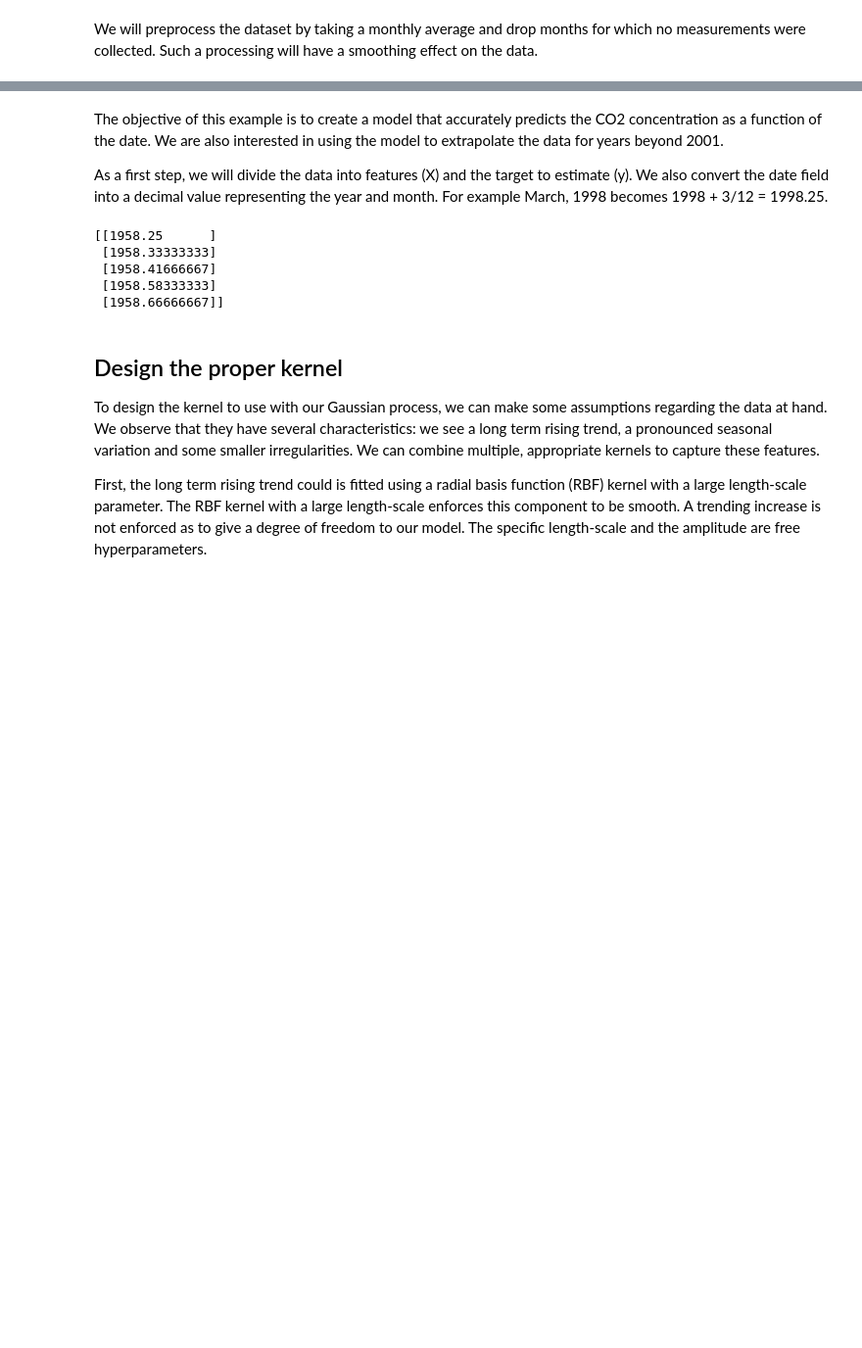
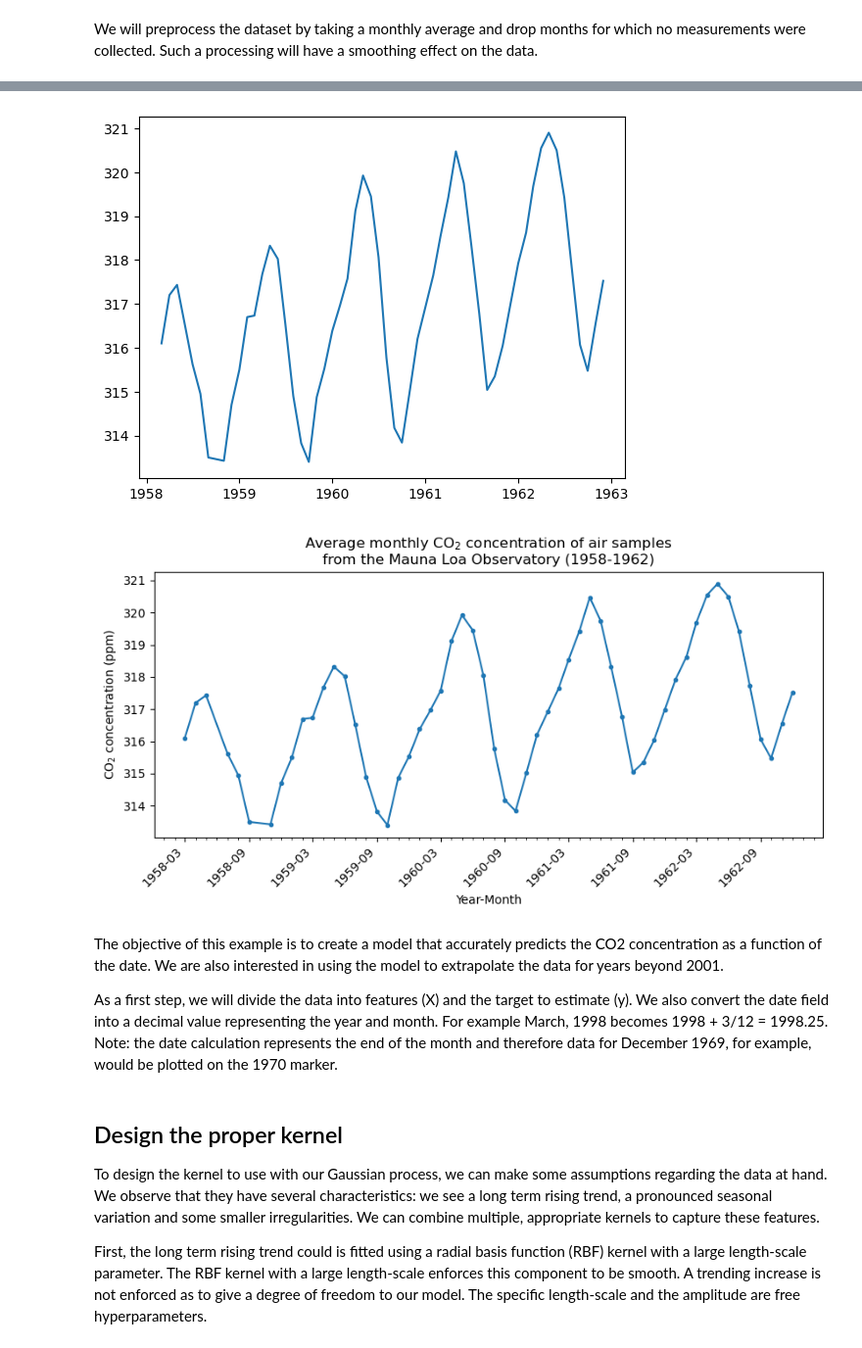
Before and after one commit to zuchm/Projects-in-DS-ML-AI, a Jupyter notebook: Project-1_CO2-Forecasting/plot_gpr_co2.ipynb, the cells around one changed output, grey strips where cells are left out. Shown at 98% size. Drawn from its saved outputs; the diff is of its cells as text; code cells hidden in the pictures; blank space fills up the shorter version.

```diff
--- a/Project-1_CO2-Forecasting/plot_gpr_co2.ipynb
+++ b/Project-1_CO2-Forecasting/plot_gpr_co2.ipynb
@@ -98,22 +99,51 @@ _ = plt.title(
+# %%
+import datetime as dt
+import matplotlib.dates as mdates
+
+
+co2_data = (
+    co2_data.sort(by="date")
+    .group_by_dynamic("date", every="1mo")
+    .agg(pl.col("co2").mean())
+    .drop_nulls()
+)
+
+co2_early = co2_data.filter(
+    pl.col("date").is_between(dt.date(1958, 1, 1), dt.date(1962, 12, 31))
+)
+
+plt.plot(co2_early["date"], co2_early["co2"])
+fig, ax = plt.subplots(figsize=(10, 4))
+ax.plot(co2_early["date"].to_list(), co2_early["co2"], marker="o", markersize=3)
+
+ax.xaxis.set_major_locator(mdates.MonthLocator(interval=6))
+ax.xaxis.set_major_formatter(mdates.DateFormatter("%Y-%m"))
+ax.xaxis.set_minor_locator(mdates.MonthLocator(interval=1))
+
+plt.setp(ax.get_xticklabels(), rotation=45, ha="right")
+ax.set_xlabel("Year-Month")
+plt.ylabel("CO$_2$ concentration (ppm)")
+_ = plt.title(
+    "Average monthly CO$_2$ concentration of air samples\nfrom the Mauna Loa Observatory (1958-1962)"
+)
+
+#save image
+plt.savefig("Figures/Figure2.png")
+# %% [output]
+[figure, added]
+[figure, added]
 # %% [markdown]
 The objective of this example is to create a model that accurately predicts the CO2
-concentration as a function of the date. We are also interested in using the model to extrapolate the
-data for years beyond 2001.
+concentration as a function of the date. We are also interested in using the model to extrapolate the data for years beyond 2001.
 
 As a first step, we will divide the data into features (X) and the target to estimate (y).
 We also convert the date field into a decimal value representing the year and month.
-For example March, 1998 becomes 1998 + 3/12 = 1998.25.
+For example March, 1998 becomes 1998 + 3/12 = 1998.25. Note: the date calculation represents the end of the month and therefore data for December 1969, for example, would be plotted on the 1970 marker.
 # %%
 X = co2_data.select(
     pl.col("date").dt.year() + pl.col("date").dt.month() / 12
 ).to_numpy()
 y = co2_data["co2"].to_numpy()
-# %% [output]
-[[1958.25      ]
- [1958.33333333]
- [1958.41666667]
- [1958.58333333]
- [1958.66666667]]
 # %% [markdown]
 ## Design the proper kernel
 
```
Also changed, not shown: parts of 9 cells of this notebook, 3 other files.
